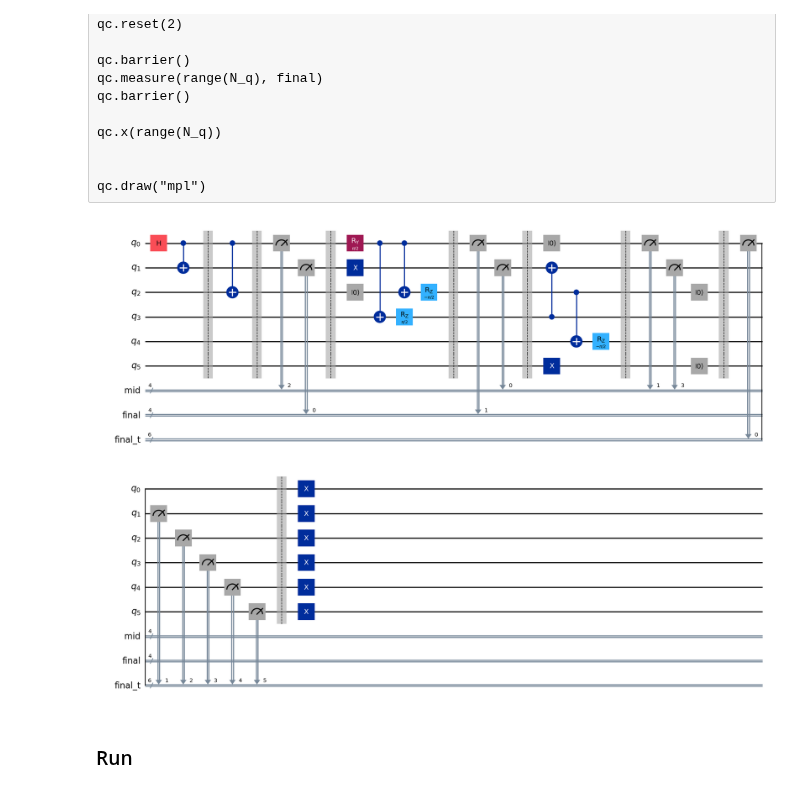
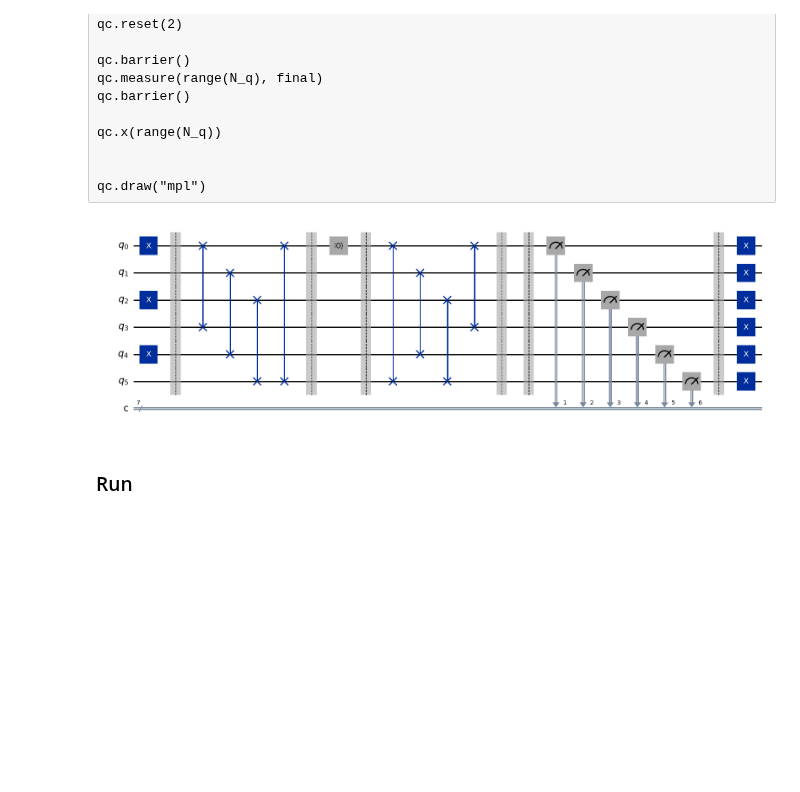
Before and after one commit to CERN-IT-INNOVATION/quantum-gates, a Jupyter notebook: start up and testing/testing_local_library_reset.ipynb, the cells around one changed output. Drawn from its saved outputs; the diff is of its cells as text; code cells hidden in the pictures; blank space fills up the shorter version.

Commit message:
partial fix to reset swap issue, vir to phys indicies also added no creg in measure option for reset

```diff
--- a/start up and testing/testing_local_library_reset.ipynb
+++ b/start up and testing/testing_local_library_reset.ipynb
@@ -144,75 +144,53 @@ qc.draw("mpl")
 # %%
 
 # Create explicit quantum and classical registers
 N_q = 6 # Number of qubits in the code
-N_m = 4 # Number of mid-measure classical bits
+N_m = 7 # Number of mid-measure classical bits
 
-qreg = QuantumRegister(N_q, "q")
-mid = ClassicalRegister(N_m, "mid")
-final = ClassicalRegister(N_m, "final")
-final_t = ClassicalRegister(N_q, "final_t")
 
-# Build the circuit
-qc = QuantumCircuit(qreg, mid, final, final_t)
-# 1) Create a Bell state
-qc.h(0)
-qc.cx(0, 1)
+# 4 qubits, 4 classical bits
+qc = QuantumCircuit(N_q, N_m)
+
+# 1) Distinct initial pattern: 101010 on q[0..5]  (X on even indices)
+qc.x([0, 2, 4])
 qc.barrier()
-qc.cx(0,2)
+
+# 2) Known permutation π via swaps
+# Track mapping to know where original qubits land:
+# Start    : idx -> orig = [0,1,2,3,4,5]
+# swap(0,3): [3,1,2,0,4,5]
+# swap(1,4): [3,4,2,0,1,5]
+# swap(2,5): [3,4,5,0,1,2]
+# swap(0,5): [2,4,5,0,1,3]   => index 0 now holds original qubit 2
+qc.swap(0, 3)
+qc.swap(1, 4)
+qc.swap(2, 5)
+qc.swap(0, 5)
 qc.barrier()
-#qc.save_statevector(label="before_mid_measure")
 
-# 2) Mid-circuit measure of qubit 0 into cbit 0
-qc.measure(0, mid[2])
-qc.measure(1, final[0])
+# 3) Reset AFTER permutation: should reset the qubit currently at index 0 (i.e., original q2)
+qc.reset(0)
+qc.barrier()
+
+# 4) Inverse permutation π^{-1} (undo in reverse order)
+qc.swap(0, 5)
+qc.swap(2, 5)
+qc.swap(1, 4)
+qc.swap(0, 3)
 qc.barrier()
 
 
-# 3) Conditionally flip qubit 1 if the measurement was 1 (new control-flow API)
-'''
-with qc.if_test((qc.clbits[0], 1)):
-    qc.x(1)
-'''
-qc.ry(np.pi/2, 0)
-qc.cx(0,3)
-qc.reset(2)
-qc.x(1)
-qc.rz(np.pi/2, 3)
-qc.cx(0,2)
-qc.rz(-np.pi/2, 2)
-#qc.swap(1,2)
-
-
-qc.barrier()
-qc.measure(qreg[0], final[1])
-qc.measure(qreg[1], mid[0])
-
-qc.barrier()
-qc.cx(3, 1)
-qc.reset(0)
-#qc.swap(2, 1)
-qc.x(5)
-qc.cx(2, 4)
-qc.rz(-np.pi/2, 4)
 qc.barrier()
 
-# 4) Final measurement
-qc.measure(0, 1)
-qc.measure(1, 3)
-qc.reset(2)
-qc.reset(5)
-
-qc.barrier()
-
-qc.measure(range(N_q), final_t)
+qc.measure(range(N_q), range(1, N_m))
 qc.barrier()
 
 qc.x(range(N_q))
 
 
 qc.draw("mpl")
 # %% [output]
-[figure, old version]
+[figure, new version]
 # %% [markdown]
 ### Run
 # %%
```
Also changed, not shown: parts of 5 cells of this notebook, 4 other files.
